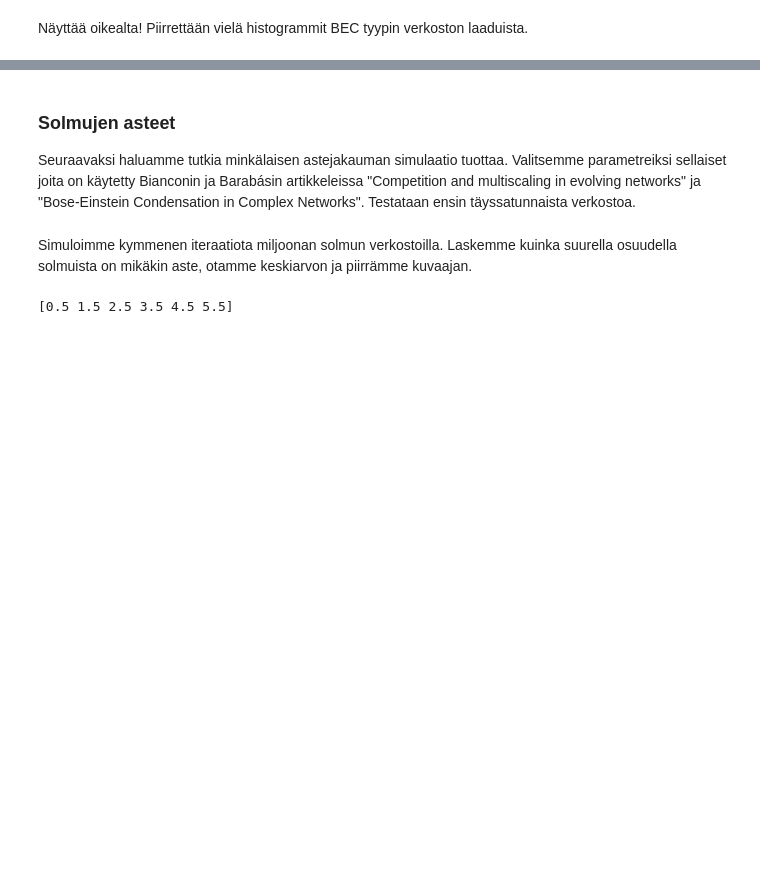
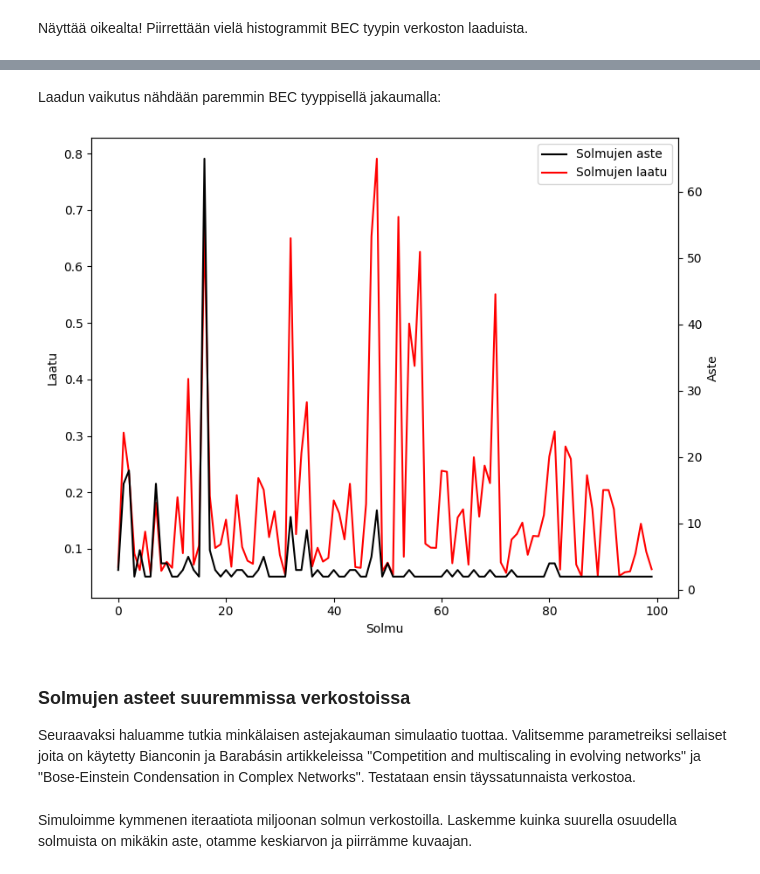
Before and after one commit to MiloSulin/nt-project, a Jupyter notebook: main.ipynb, the cells around one changed output, grey strips where cells are left out. Drawn from its saved outputs; the diff is of its cells as text; code cells hidden in the pictures; blank space fills up the shorter version.

```diff
--- a/main.ipynb
+++ b/main.ipynb
@@ -71,14 +133,30 @@ plt.show()
+# %% [markdown]
+Laadun vaikutus nähdään paremmin BEC tyyppisellä jakaumalla:
+# %%
+ex4_v, ex4_e = BB.generateBianconiBarabasi(100, e_amount=2, beta_constant=3.0, distr_type='BEC')
+
+v_colours = list(ex4_v.values())
+fig, axes= plt.subplots(figsize=(8,6))
+
+v_names, degrees = np.unique(ex4_e, return_counts=True)
+axes1 = axes.twinx()
+line1 = axes1.plot(v_names, degrees, label='Solmujen aste', c='black')
+line2 = axes.plot(v_names, v_colours, label='Solmujen laatu', c='r')
+lines = line1 + line2
+axes1.set_ylabel('Aste')
+axes.set_ylabel('Laatu')
+axes.set_xlabel('Solmu')
+axes.legend(lines, [line.get_label() for line in lines] , loc=1)
+
+plt.tight_layout()
+plt.show()
+# %% [output]
+[figure, added]
 # %% [markdown]
-### Solmujen asteet
+### Solmujen asteet suuremmissa verkostoissa
 Seuraavaksi haluamme tutkia minkälaisen astejakauman simulaatio tuottaa. Valitsemme parametreiksi sellaiset joita on käytetty Bianconin ja Barabásin artikkeleissa "Competition and multiscaling in evolving networks" ja "Bose-Einstein Condensation in Complex Networks". Testataan ensin täyssatunnaista verkostoa.
 # %% [markdown]
 Simuloimme kymmenen iteraatiota miljoonan solmun verkostoilla. Laskemme kuinka suurella osuudella solmuista on mikäkin aste, otamme keskiarvon ja piirrämme kuvaajan.
-# %%
-test_range = np.array([0,1,2,3,4,5,6])
-range_mid = (test_range[:-1] + test_range[1:]) / 2
-print(range_mid)
-# %% [output]
-[0.5 1.5 2.5 3.5 4.5 5.5]
 # %%
 _, test_e = BB.generateBianconiBarabasi(1000000, 2, distr_type='uniform')
 
```
Also changed, not shown: parts of 9 cells of this notebook.
